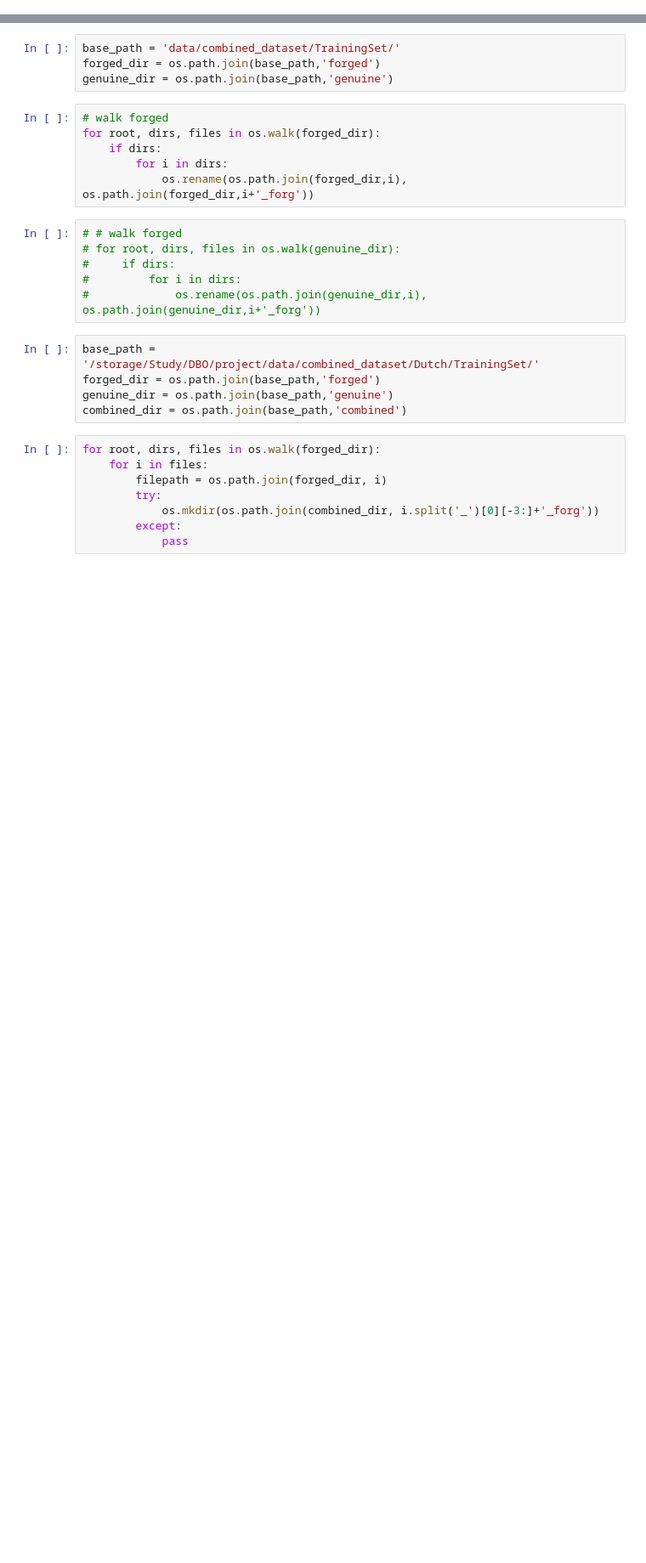
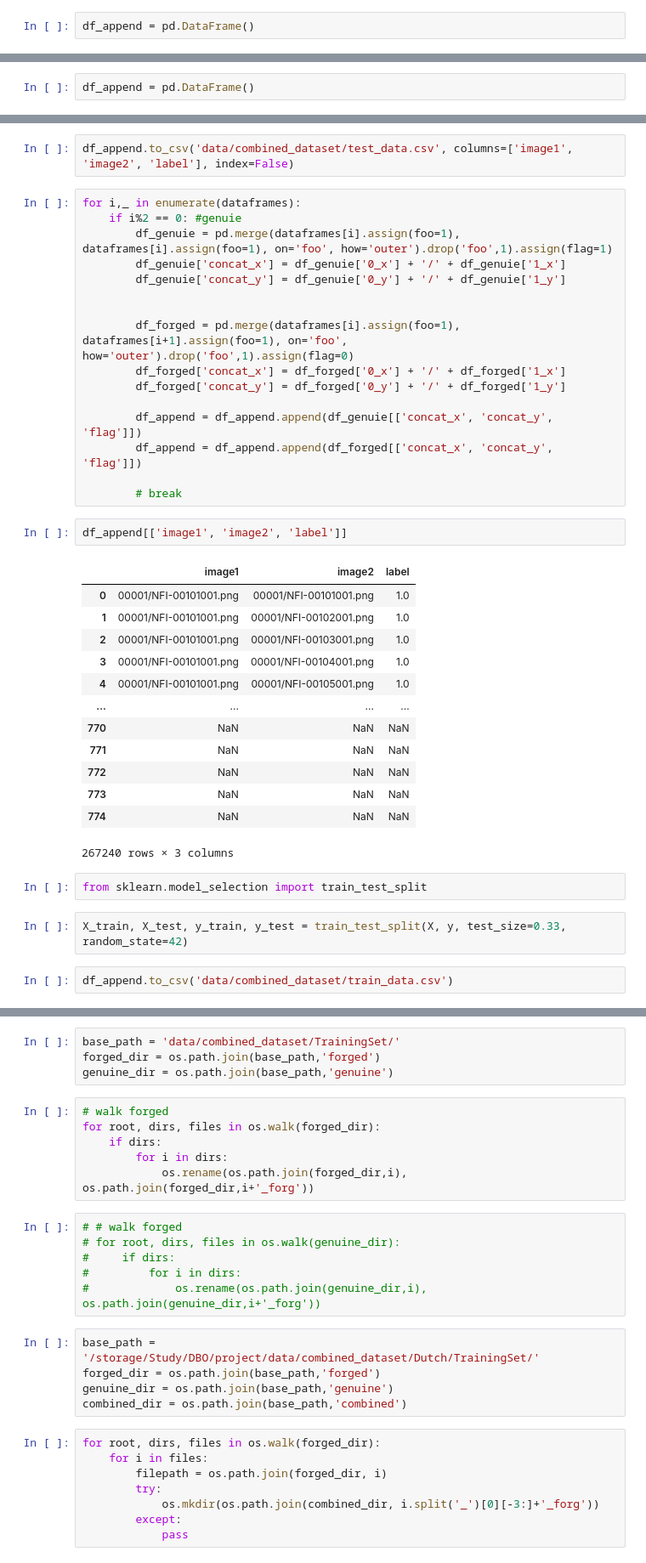
Before and after one commit to care1e55/signature_similarity, a Jupyter notebook: dataset.ipynb, the cells around one changed output, grey strips where cells are left out. Shown at 85% size. Saved outputs shown, nothing was run; the diff lists cells and outputs as text; blank space fills up the shorter version.

```diff
--- a/dataset.ipynb
+++ b/dataset.ipynb
@@ -4,0 +96,2 @@ import shutil
+# %%
+df_append = pd.DataFrame()
@@ -4,0 +127,2 @@ import shutil
+# %%
+df_append = pd.DataFrame()
@@ -4,0 +157,40 @@ import shutil
+# %%
+df_append.to_csv('data/combined_dataset/test_data.csv', columns=['image1', 'image2', 'label'], index=False)
+# %%
+for i,_ in enumerate(dataframes):
+    if i%2 == 0: #genuie
+        df_genuie = pd.merge(dataframes[i].assign(foo=1), dataframes[i].assign(foo=1), on='foo', how='outer').drop('foo',1).assign(flag=1)
+        df_genuie['concat_x'] = df_genuie['0_x'] + '/' + df_genuie['1_x']
+        df_genuie['concat_y'] = df_genuie['0_y'] + '/' + df_genuie['1_y']
+
+
+        df_forged = pd.merge(dataframes[i].assign(foo=1), dataframes[i+1].assign(foo=1), on='foo', how='outer').drop('foo',1).assign(flag=0)
+        df_forged['concat_x'] = df_forged['0_x'] + '/' + df_forged['1_x']
+        df_forged['concat_y'] = df_forged['0_y'] + '/' + df_forged['1_y']
+
+        df_append = df_append.append(df_genuie[['concat_x', 'concat_y', 'flag']])
+        df_append = df_append.append(df_forged[['concat_x', 'concat_y', 'flag']])
+
+        # break
+# %%
+df_append[['image1', 'image2', 'label']]
+# %% [output]
+|  | image1 | image2 | label |
+| 0 | 00001/NFI-00101001.png | 00001/NFI-00101001.png | 1.0 |
+| 1 | 00001/NFI-00101001.png | 00001/NFI-00102001.png | 1.0 |
+| 2 | 00001/NFI-00101001.png | 00001/NFI-00103001.png | 1.0 |
+| 3 | 00001/NFI-00101001.png | 00001/NFI-00104001.png | 1.0 |
+| 4 | 00001/NFI-00101001.png | 00001/NFI-00105001.png | 1.0 |
+| ... | ... | ... | ... |
+| 770 | NaN | NaN | NaN |
+| 771 | NaN | NaN | NaN |
+| 772 | NaN | NaN | NaN |
+| 773 | NaN | NaN | NaN |
+| 774 | NaN | NaN | NaN |
+267240 rows × 3 columns
+# %%
+from sklearn.model_selection import train_test_split
+# %%
+X_train, X_test, y_train, y_test = train_test_split(X, y, test_size=0.33, random_state=42)
+# %%
+df_append.to_csv('data/combined_dataset/train_data.csv')
```
Also changed, not shown: parts of 26 cells of this notebook, 1 other file.
